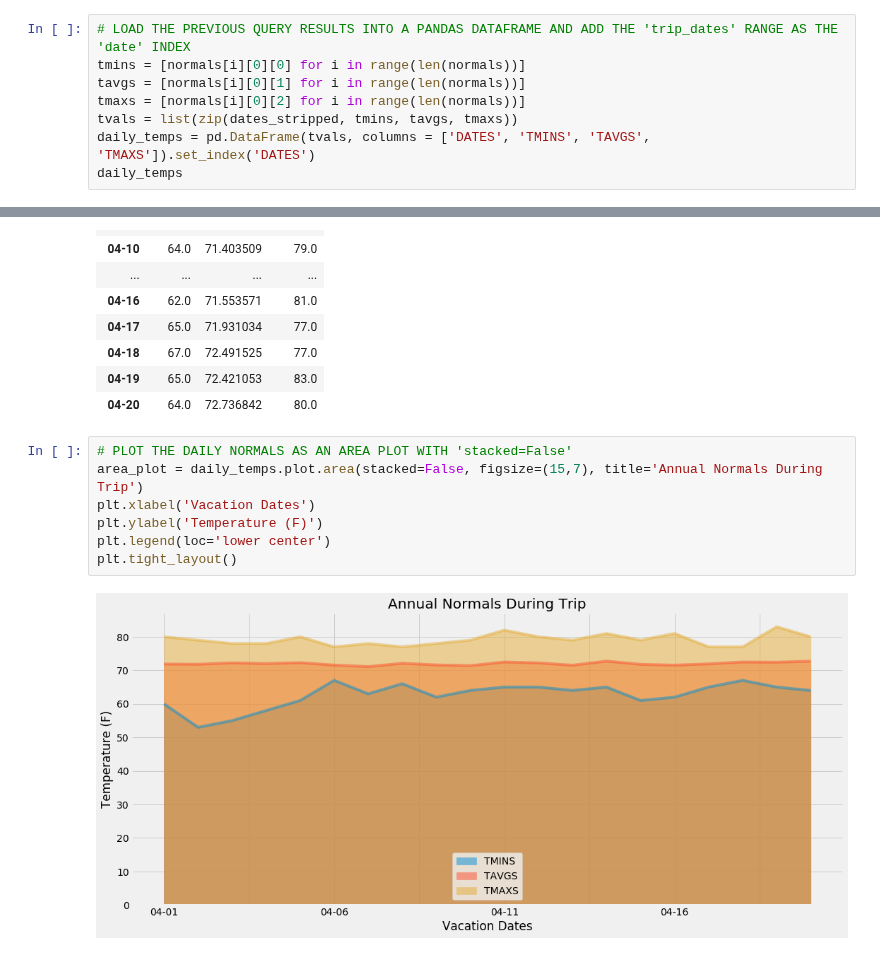
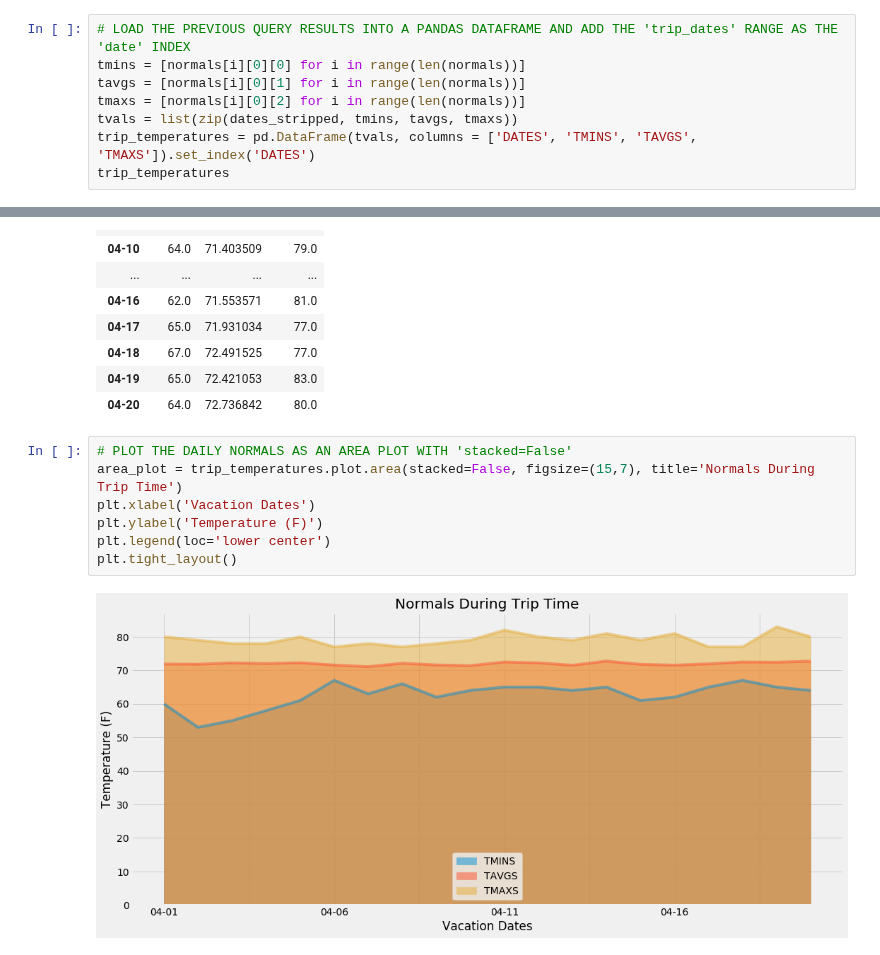
Before and after one commit to PaulBernert/sqlalchemy-challenge, a Jupyter notebook: climate_starter.ipynb, the cells around one changed output, grey strips where cells are left out. Cells and saved outputs as stored; diff of their text form.

```diff
--- a/climate_starter.ipynb
+++ b/climate_starter.ipynb
@@ -336,8 +331,8 @@ tmins = [normals[i][0][0] for i in range(len(normals))]
 tavgs = [normals[i][0][1] for i in range(len(normals))]
 tmaxs = [normals[i][0][2] for i in range(len(normals))]
 tvals = list(zip(dates_stripped, tmins, tavgs, tmaxs))
-daily_temps = pd.DataFrame(tvals, columns = ['DATES', 'TMINS', 'TAVGS', 'TMAXS']).set_index('DATES')
-daily_temps
+trip_temperatures = pd.DataFrame(tvals, columns = ['DATES', 'TMINS', 'TAVGS', 'TMAXS']).set_index('DATES')
+trip_temperatures
 # %% [output]
 |  | TMINS | TAVGS | TMAXS |
 | DATES |  |  |  |
@@ -359,10 +354,10 @@ daily_temps
 | 04-20 | 64.0 | 72.736842 | 80.0 |
 # %%
 # PLOT THE DAILY NORMALS AS AN AREA PLOT WITH 'stacked=False'
-area_plot = daily_temps.plot.area(stacked=False, figsize=(15,7), title='Annual Normals During Trip')
+area_plot = trip_temperatures.plot.area(stacked=False, figsize=(15,7), title='Normals During Trip Time')
 plt.xlabel('Vacation Dates')
 plt.ylabel('Temperature (F)')
 plt.legend(loc='lower center')
 plt.tight_layout()
 # %% [output]
-[figure, old version]
+[figure, new version]
```
Also changed, not shown: parts of 3 cells of this notebook.
